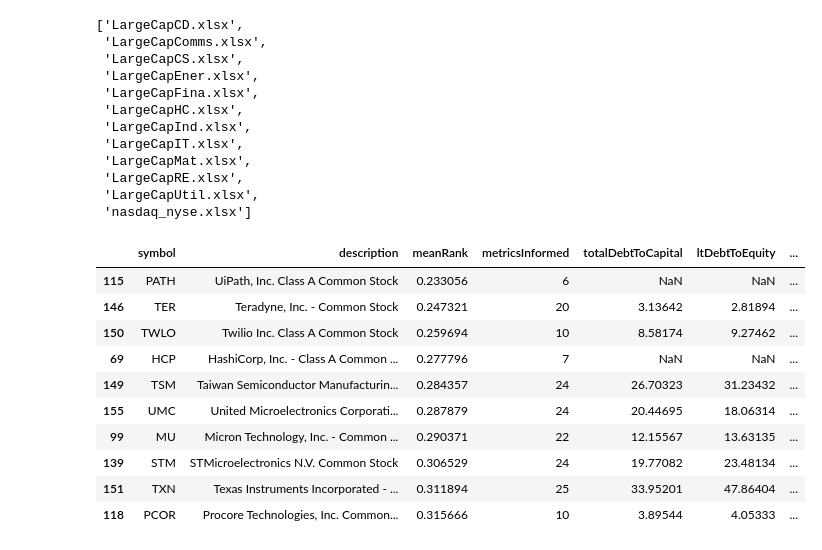
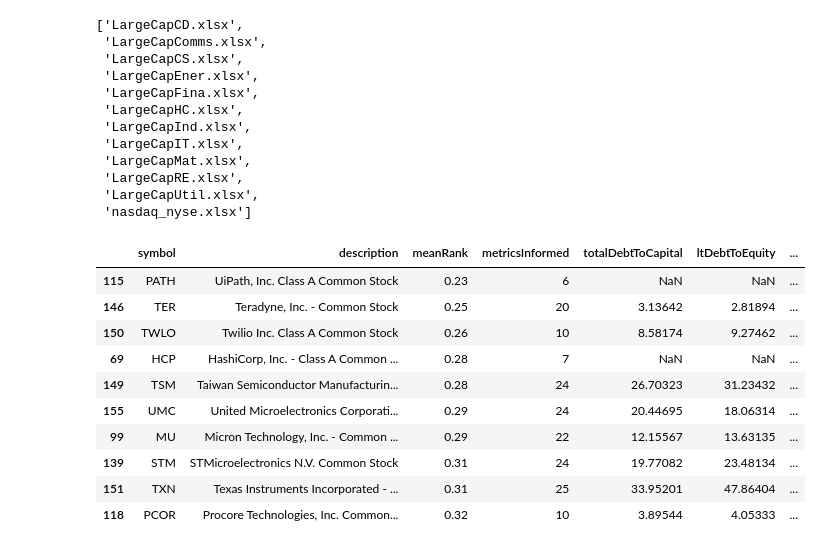
Before and after one commit to JLivingston01/python_research, a Jupyter notebook: scripts/stocks/fundamental_analysis.ipynb, the cells around one changed output. Drawn from its saved outputs; the diff is of its cells as text; code cells hidden in the pictures.

```diff
--- a/scripts/stocks/fundamental_analysis.ipynb
+++ b/scripts/stocks/fundamental_analysis.ipynb
@@ -194,16 +179,16 @@ out=rankdat[['symbol','description','meanRank','metricsInformed']].merge(
     how='left'
 )
 # %%
-out.sort_values(by='meanRank').head(10)
+np.round(out.sort_values(by='meanRank').head(10),2)
 # %% [output]
 |  | symbol | description | meanRank | metricsInformed | totalDebtToCapital | ltDebtToEquity | ... |
-| 115 | PATH | UiPath, Inc. Class A Common Stock | 0.233056 | 6 | NaN | NaN | ... |
-| 146 | TER | Teradyne, Inc. - Common Stock | 0.247321 | 20 | 3.13642 | 2.81894 | ... |
-| 150 | TWLO | Twilio Inc. Class A Common Stock | 0.259694 | 10 | 8.58174 | 9.27462 | ... |
-| 69 | HCP | HashiCorp, Inc. - Class A Common ... | 0.277796 | 7 | NaN | NaN | ... |
-| 149 | TSM | Taiwan Semiconductor Manufacturin... | 0.284357 | 24 | 26.70323 | 31.23432 | ... |
-| 155 | UMC | United Microelectronics Corporati... | 0.287879 | 24 | 20.44695 | 18.06314 | ... |
-| 99 | MU | Micron Technology, Inc. - Common ... | 0.290371 | 22 | 12.15567 | 13.63135 | ... |
-| 139 | STM | STMicroelectronics N.V. Common Stock | 0.306529 | 24 | 19.77082 | 23.48134 | ... |
-| 151 | TXN | Texas Instruments Incorporated - ... | 0.311894 | 25 | 33.95201 | 47.86404 | ... |
-| 118 | PCOR | Procore Technologies, Inc. Common... | 0.315666 | 10 | 3.89544 | 4.05333 | ... |
+| 115 | PATH | UiPath, Inc. Class A Common Stock | 0.23 | 6 | NaN | NaN | ... |
+| 146 | TER | Teradyne, Inc. - Common Stock | 0.25 | 20 | 3.13642 | 2.81894 | ... |
+| 150 | TWLO | Twilio Inc. Class A Common Stock | 0.26 | 10 | 8.58174 | 9.27462 | ... |
+| 69 | HCP | HashiCorp, Inc. - Class A Common ... | 0.28 | 7 | NaN | NaN | ... |
+| 149 | TSM | Taiwan Semiconductor Manufacturin... | 0.28 | 24 | 26.70323 | 31.23432 | ... |
+| 155 | UMC | United Microelectronics Corporati... | 0.29 | 24 | 20.44695 | 18.06314 | ... |
+| 99 | MU | Micron Technology, Inc. - Common ... | 0.29 | 22 | 12.15567 | 13.63135 | ... |
+| 139 | STM | STMicroelectronics N.V. Common Stock | 0.31 | 24 | 19.77082 | 23.48134 | ... |
+| 151 | TXN | Texas Instruments Incorporated - ... | 0.31 | 25 | 33.95201 | 47.86404 | ... |
+| 118 | PCOR | Procore Technologies, Inc. Common... | 0.32 | 10 | 3.89544 | 4.05333 | ... |
```
Also changed, not shown: parts of 3 cells of this notebook, 1 other file.
